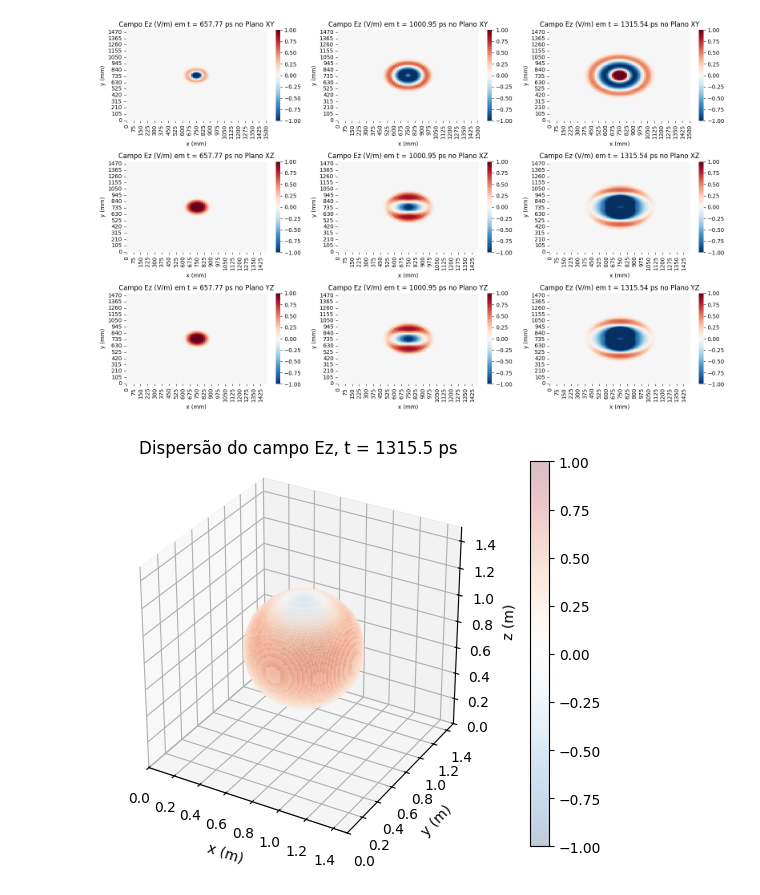
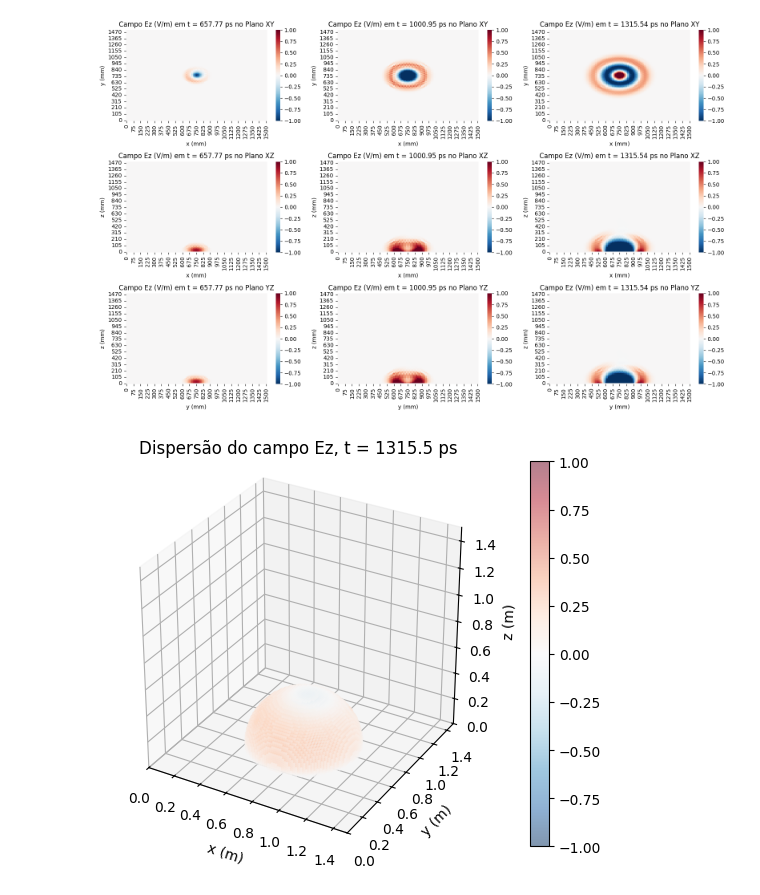
Before and after one commit to RaphaelLeivas/eletrocomp-2026-1, a Jupyter notebook: notebooks/lista3/lista3_q4-6.ipynb, the cells around one changed output. Saved outputs shown, nothing was run; the diff lists cells and outputs as text; code cells hidden in the pictures.

```diff
--- a/notebooks/lista3/lista3_q4-6.ipynb
+++ b/notebooks/lista3/lista3_q4-6.ipynb
@@ -11,7 +11,7 @@ vp = 1 / np.sqrt(eps * mu)
 
 Nx = Ny = Nz = 100
 dx = dy = dz = 15e-3
-cx, cy, cz = Nx // 2, Ny // 2, Nz // 2
+cx, cy, cz = Nx // 2, Ny // 2, 1
 L = Nx * dx # dimensao do grid
 
 # condição CFL para estabilidade
@@ -113,9 +113,15 @@ for n in range(Nt-1):
         (Hx_next[1:-1, 1:, :] - Hx_next[1:-1, :-1, :])/dy
     )
 
-    # fixa 0 em 5 celulas de grid acima e abaixo da antena, sendo PEC
-    Ez_next[cx, cy, (cz-5):(cz)] = 0
+    # fixa 0 em 5 celulas de grid acima da antena, sendo PEC
     Ez_next[cx, cy, (cz+1):(cz+6)] = 0
+    Ey_next[cx, cy, (cz+1):(cz+6)] = 0
+    Ex_next[cx, cy, (cz+1):(cz+6)] = 0
+
+    # fixa 0 em todo o plano de ground embaixo
+    Ez_next[:, :, 0] = 0
+    Ey_next[:, :, 0] = 0
+    Ex_next[:, :, 0] = 0
 
     # salva o valor no centro para a FFT
     probe.append(Ez_next[pcx, pcy, pcz])
@@ -151,22 +157,30 @@ fig, axes = plt.subplots(3,3, figsize=(16, 10))
 for i, ax in enumerate(axes.flat):
     idx = i % 3
     target_arr = []
-    label = ""
+    title = ""
+    xlabel = ""
+    ylabel = ""
 
     if i < 3:
         target_arr = xy_snaps
-        label = "Plano XY"
+        title = "Plano XY"
+        xlabel = "x (mm)"
+        ylabel = "y (mm)"
     if 3 <= i < 6:
         target_arr = xz_snaps
-        label = "Plano XZ"
+        title = "Plano XZ"
+        xlabel = "x (mm)"
+        ylabel = "z (mm)"
     if 6 <= i < 9:
         target_arr = yz_snaps
-        label = "Plano YZ"
+        title = "Plano YZ"
+        xlabel = "y (mm)"
+        ylabel = "z (mm)"
 
-    sns.heatmap(target_arr[idx], ax=ax, annot=False, cmap='RdBu_r',vmin=-1,vmax=1,center=0)
-    ax.set_xlabel("x (mm)")
-    ax.set_ylabel("y (mm)")
-    ax.set_title(f"Campo Ez (V/m) em t = {n_snapshots[idx]*dt*1e12:.2f} ps no {label}")
+    sns.heatmap(target_arr[idx].T, ax=ax, annot=False, cmap='RdBu_r',vmin=-1,vmax=1,center=0)
+    ax.set_xlabel(xlabel)
+    ax.set_ylabel(ylabel)
+    ax.set_title(f"Campo Ez (V/m) em t = {n_snapshots[idx]*dt*1e12:.2f} ps no {title}")
 
     ticks_x = ax.get_xticks()
     labels_x = [f'{float(label.get_text()) * dx * 1000:.0f}' for label in ax.get_xticklabels()]
@@ -181,7 +195,7 @@ for i, ax in enumerate(axes.flat):
 plt.tight_layout()
 plt.show()
 # %% [output]
-[figure, old version]
+[figure, new version]
 # %%
 # prepara para os plots 3D
 X, Y, Z = np.meshgrid(grid_x_Ez, grid_y_Ez, grid_z_Ez, indexing='ij')
@@ -194,35 +208,35 @@ fig = plt.figure(figsize=(10,5))
 ax = fig.add_subplot(111, projection='3d')
 
 # nesse instante t, a onda atingiu a seguinte distancia
 distance_reached = vp * n_snapshots[snap_idx] * dt
 
 # valores fora da máscara recebem NaN, e assim renderiza melhor o plot
 mask = (X.flatten() - cx * dx)**2 + (Y.flatten() - cy * dy)**2 + (Z.flatten() - cz * dz)**2 <= distance_reached**2
 
 sc = ax.scatter(
     X.flatten()[mask],
     Y.flatten()[mask],
     Z.flatten()[mask],
     c=F.flatten()[mask],
     cmap='RdBu_r',
     vmin=-1, vmax=1,
     s=1,
-    alpha=0.25
+    alpha=0.5
 )
 
 plt.colorbar(sc)
 ax.set_xlim(0, L)
 ax.set_ylim(0, L)
 ax.set_zlim(0, L)
 ax.set_box_aspect([1,1,1])
 ax.set_xlabel("x (m)")
 ax.set_ylabel("y (m)")
 ax.set_zlabel("z (m)")
 ax.set_title(f"Dispersão do campo Ez, t = {n_snapshots[snap_idx] * dt * 1e12:.1f} ps")
 
 plt.show()
 # %% [output]
-[figure, old version]
+[figure, new version]
 # %%
 tgrid = range(len(probe)) * dt * 1e9
 plt.plot(tgrid, probe, label="Ez (V/m)")
```
Also changed, not shown: parts of 1 cell of this notebook, 5 other files.
